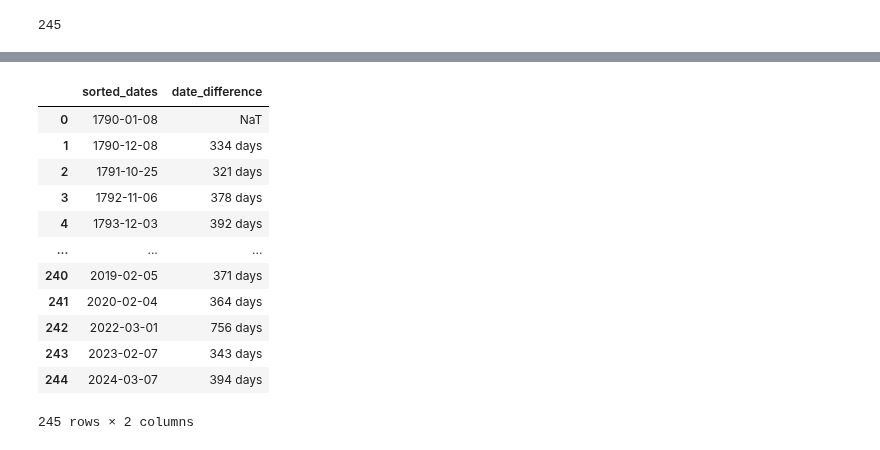
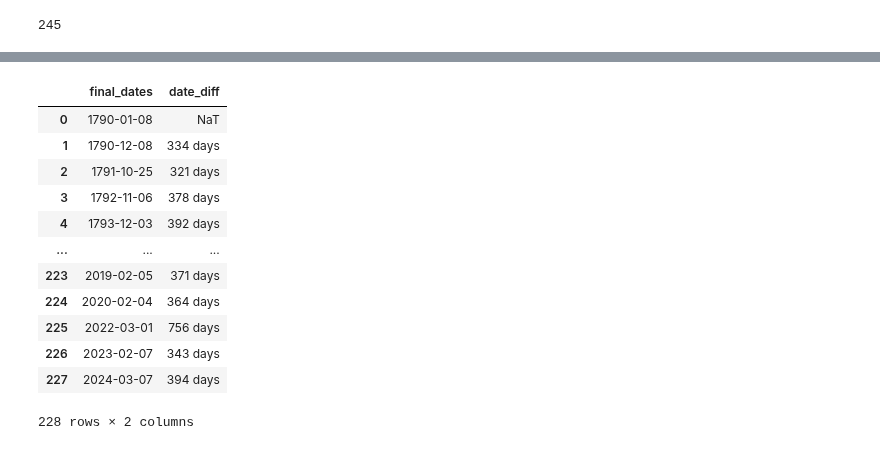
Before and after one commit to alex-smith-uwec/NLP_Spring2025, a Jupyter notebook: StateUnion.ipynb, the cells around one changed output, grey strips where cells are left out. Drawn from its saved outputs; the diff is of its cells as text; code cells hidden in the pictures.

```diff
--- a/StateUnion.ipynb
+++ b/StateUnion.ipynb
@@ -311,30 +298,32 @@ Duplicate dates found in dg:
 # %%
-# prompt: dataframe with entries dg[k+1]-dg[k]
+# prompt: differences between consecutive entries of dg
 
 import pandas as pd
 
-# Assuming 'dg' is your DataFrame with a 'sorted_dates' column
-# and you want to calculate the difference between consecutive dates
+# Assuming 'dg' DataFrame is already defined as in the provided code
+dg = pd.DataFrame({
+    'final_dates': final_dates
+})
 
-# Convert 'sorted_dates' to datetime objects if they are not already
-dg['sorted_dates'] = pd.to_datetime(dg['sorted_dates'])
+# Convert the 'final_dates' column to datetime objects
+dg['final_dates'] = pd.to_datetime(dg['final_dates'])
 
 # Calculate the difference between consecutive dates
-dg['date_difference'] = dg['sorted_dates'].diff()
+dg['date_diff'] = dg['final_dates'].diff()
 
-# Display the DataFrame with the new 'date_difference' column
+# Print the DataFrame with the date differences
 dg
 # %% [output]
-|  | sorted_dates | date_difference |
+|  | final_dates | date_diff |
 | 0 | 1790-01-08 | NaT |
 | 1 | 1790-12-08 | 334 days |
 | 2 | 1791-10-25 | 321 days |
 | 3 | 1792-11-06 | 378 days |
 | 4 | 1793-12-03 | 392 days |
 | ... | ... | ... |
-| 240 | 2019-02-05 | 371 days |
-| 241 | 2020-02-04 | 364 days |
-| 242 | 2022-03-01 | 756 days |
-| 243 | 2023-02-07 | 343 days |
-| 244 | 2024-03-07 | 394 days |
+| 223 | 2019-02-05 | 371 days |
+| 224 | 2020-02-04 | 364 days |
+| 225 | 2022-03-01 | 756 days |
+| 226 | 2023-02-07 | 343 days |
+| 227 | 2024-03-07 | 394 days |
-245 rows × 2 columns
+228 rows × 2 columns
```
Also changed, not shown: parts of 6 cells of this notebook.
